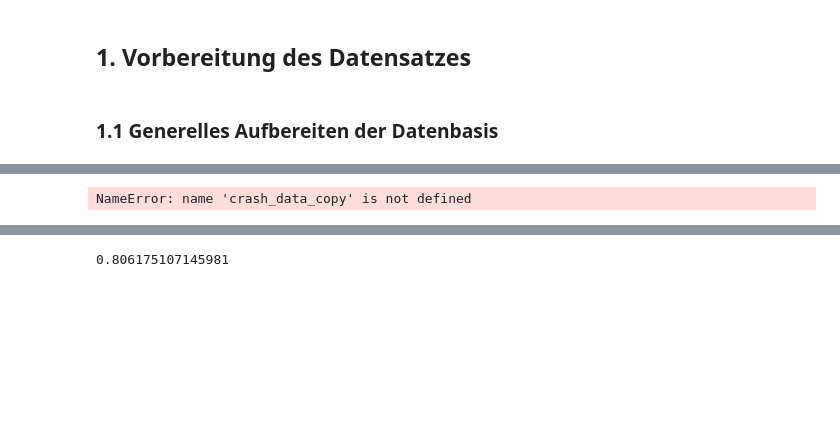
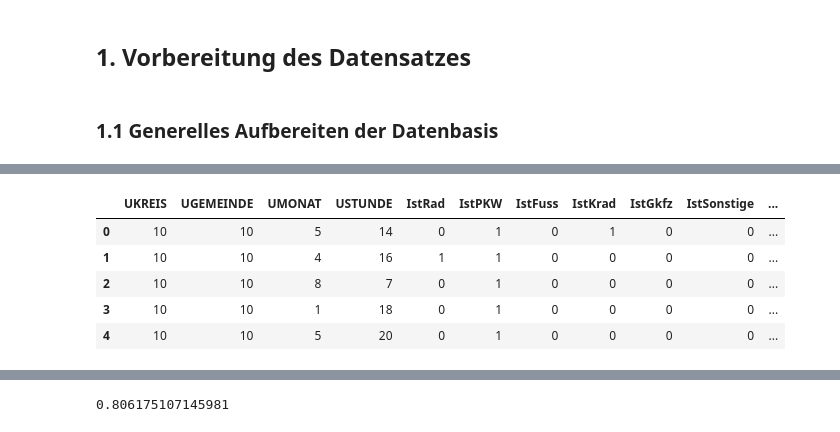
Before and after one commit to s0554849/unfallanalyse_berlin, a Jupyter notebook: 03_Analytics/Frage2_Gefahren_Fahrradfahrer.ipynb, the cells around one changed output, grey strips where cells are left out. Saved outputs shown, nothing was run; the diff lists cells and outputs as text; code cells hidden in the pictures; blank space fills up the shorter version.

```diff
--- a/03_Analytics/Frage2_Gefahren_Fahrradfahrer.ipynb
+++ b/03_Analytics/Frage2_Gefahren_Fahrradfahrer.ipynb
@@ -145,11 +158,9 @@ crash_data.to_file("../01_Source/prepared_datasource.geojson", driver='GeoJSON')
 # %%
 crash_data = crash_data.drop(["ULAND","UREGBEZ","UJAHR","LINREFX","LINREFY","METER","EW2010","GFZ","HERKUNFT","NAME","KNAME","PLR_NAME",
                               "VBUS","VBUS_PERS","GESLAERM_PERS","GEMEINDE","BEZIRK","ANWERT","VERFAHRENSART","STICHTAG","BEITRAGSZUSTAND","LUMNUM","ELEM_NR","VRICHT_TXT","ZEIT_T","TAG_T"
-                             ,"DURCH_T","DANN_T","DAT_T","LAT","LON","formatted_address","address_components","street_number","route","postal_code","sublocality","BRW"], axis=1)
+                             ,"DURCH_T","DANN_T","DAT_T","LAT","LON","formatted_address","address_components","street_number","route","postal_code","sublocality","BRW","UART","UWOCHENTAG","ULICHTVERH","UTYP1","STRZUSTAND"], axis=1)
 crash_data = crash_data.drop(["OBJECTID","STR_NAME"], axis=1)
 # %%
 #np.all(np.isfinite(crash_data_copy))
-crash_data_copy = crash_data_copy.reset_index()
-np.where(crash_data_copy.values >= np.finfo(np.float64).max)
+#crash_data_copy = crash_data_copy.reset_index()
+#np.where(crash_data_copy.values >= np.finfo(np.float64).max)
-# %% [output]
-NameError: name 'crash_data_copy' is not defined
@@ -158 +167,10 @@ NameError: name 'crash_data_copy' is not defined
+# %%
+crash_data.head()
+# %% [output]
+|  | UKREIS | UGEMEINDE | UMONAT | USTUNDE | IstRad | IstPKW | IstFuss | IstKrad | IstGkfz | IstSonstige | ... |
+| 0 | 10 | 10 | 5 | 14 | 0 | 1 | 0 | 1 | 0 | 0 | ... |
+| 1 | 10 | 10 | 4 | 16 | 1 | 1 | 0 | 0 | 0 | 0 | ... |
+| 2 | 10 | 10 | 8 | 7 | 0 | 1 | 0 | 0 | 0 | 0 | ... |
+| 3 | 10 | 10 | 1 | 18 | 0 | 1 | 0 | 0 | 0 | 0 | ... |
+| 4 | 10 | 10 | 5 | 20 | 0 | 1 | 0 | 0 | 0 | 0 | ... |
 # %%
```
Also changed, not shown: parts of 25 cells of this notebook, 6 other files.
